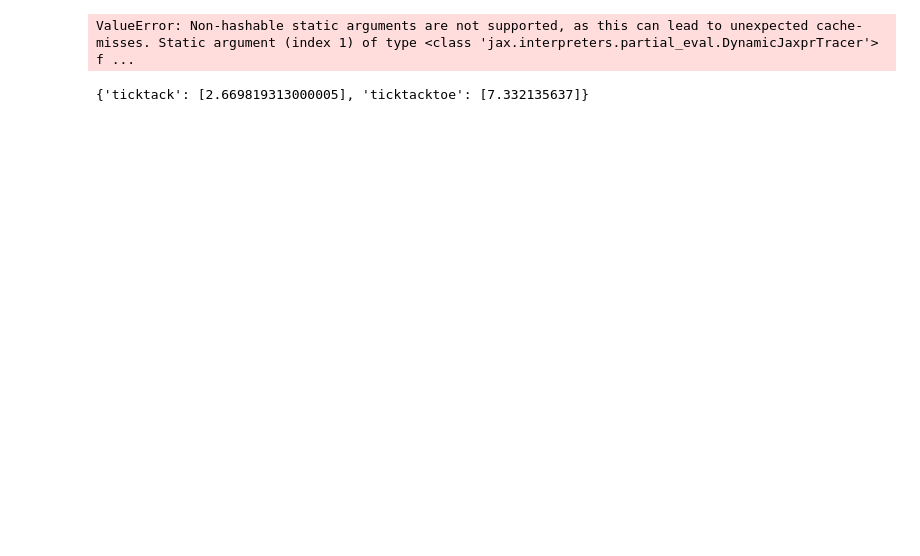
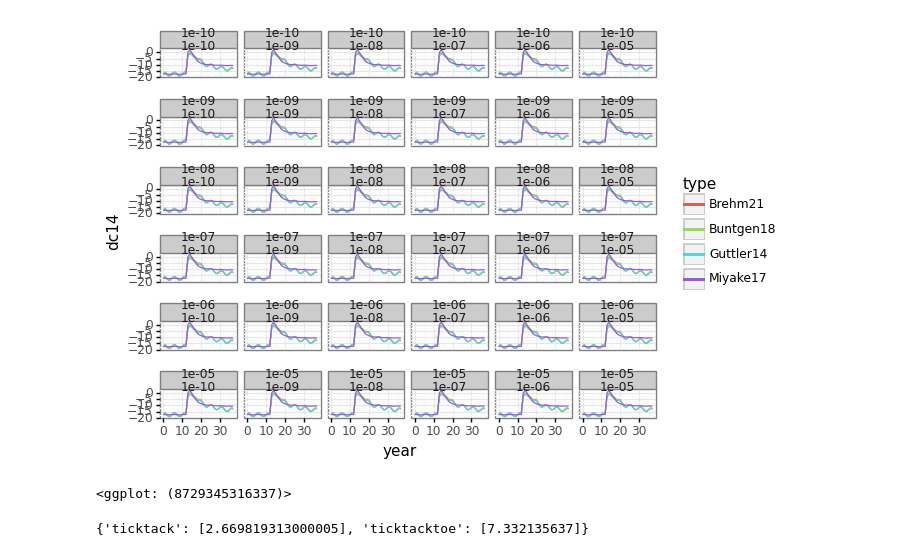
Before and after one commit to Jordan-Dennis/Miyake, a Jupyter notebook: Python ODE/beyondticktack.ipynb, the cells around one changed output. Saved outputs shown, nothing was run; the diff lists cells and outputs as text; code cells hidden in the pictures; blank space fills up the shorter version.

```diff
--- a/Python ODE/beyondticktack.ipynb
+++ b/Python ODE/beyondticktack.ipynb
@@ -16,12 +72,16 @@ fitting_object.prepare_function(model="simple_sinusoid")
 # %%
-tolerance_frame = {"rtol": [], "atol": [], "dc14": []}
+tolerance_frame = {"type": [], "rtol": [], "atol": [], "year": [], "dc14": []}
 toleracne_range = [1e-5, 1e-6, 1e-7, 1e-8, 1e-9, 1e-10]
-for atol in toleracne_range:
-    for rtol in toleracne_range:
-        fit_array = fitting_object.dc14(
-            params=(774.86, 0.25, 0.8, 6.44), rtol=rtol, atol=atol)
-        fit_shape = len(fit_array)
-        tolerance_frame["rtol"].extend([rtol for _ in range(fit_shape)])
-        tolerance_frame["atol"].extend([atol for _ in range(fit_shape)])
+
+for model in model_fitting_objects:
+    for atol in toleracne_range:
+        for rtol in toleracne_range:
+            fit_array = model_fitting_objects[model].dc14(
+                params=(774.86, 0.25, 0.8, 6.44), rtol=rtol, atol=atol)
+            fit_shape = len(fit_array)
+
+            tolerance_frame["type"].extend([model for _ in range(fit_shape)])
+            tolerance_frame["rtol"].extend([rtol for _ in range(fit_shape)])
+            tolerance_frame["atol"].extend([atol for _ in range(fit_shape)])
+            tolerance_frame["year"].extend([year for year in range(fit_shape)])
+            tolerance_frame["dc14"].extend(fit_array)
-# %% [output]
-ValueError: Non-hashable static arguments are not supported, as this can lead to unexpected cache-misses. Static argument (index 1) of type <class 'jax.interpreters.partial_eval.DynamicJaxprTracer'> f ...
@@ -28,3 +91,12 @@ ValueError: Non-hashable static arguments are not supported, as this can lead to
+# %%
+tolerance_frame = DataFrame(tolerance_frame)
+(ggplot(tolerance_frame, aes(x="year", y="dc14", color="type"))
+    + geom_line()
+    + theme_bw()
+    + facet_wrap(facets="~ atol + rtol"))
+# %% [output]
+[figure, added]
+<ggplot: (8729345316337)>
 # %%
 MODULES = {
     "ticktack": [ticktack, ticktackfit],
```
Also changed, not shown: parts of 5 cells of this notebook.
